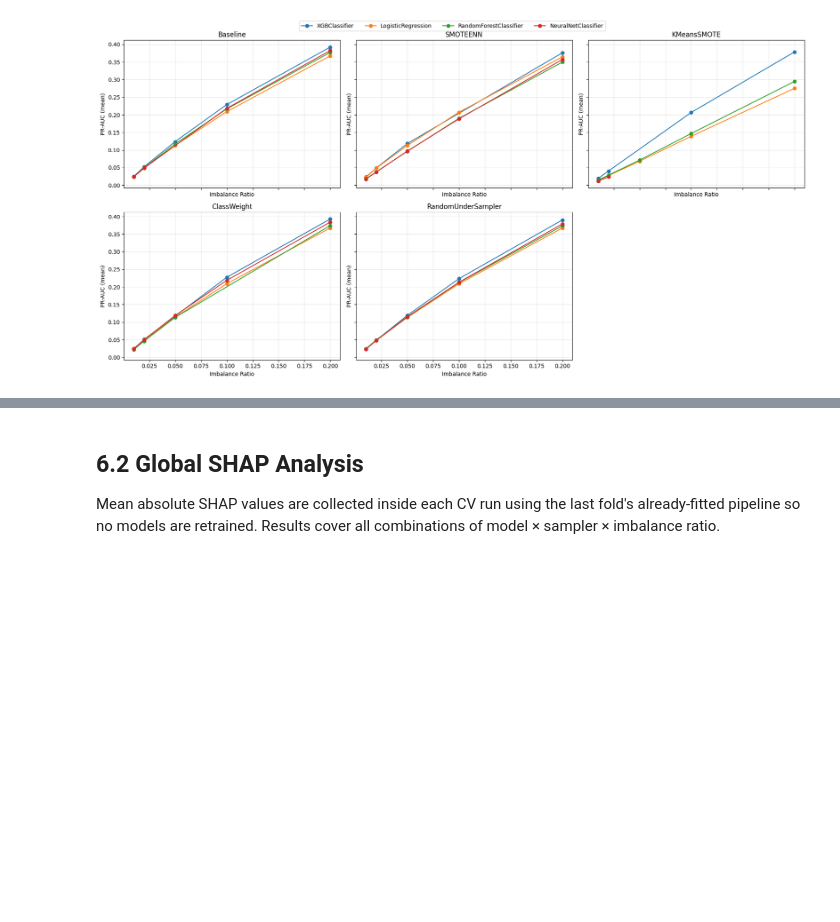
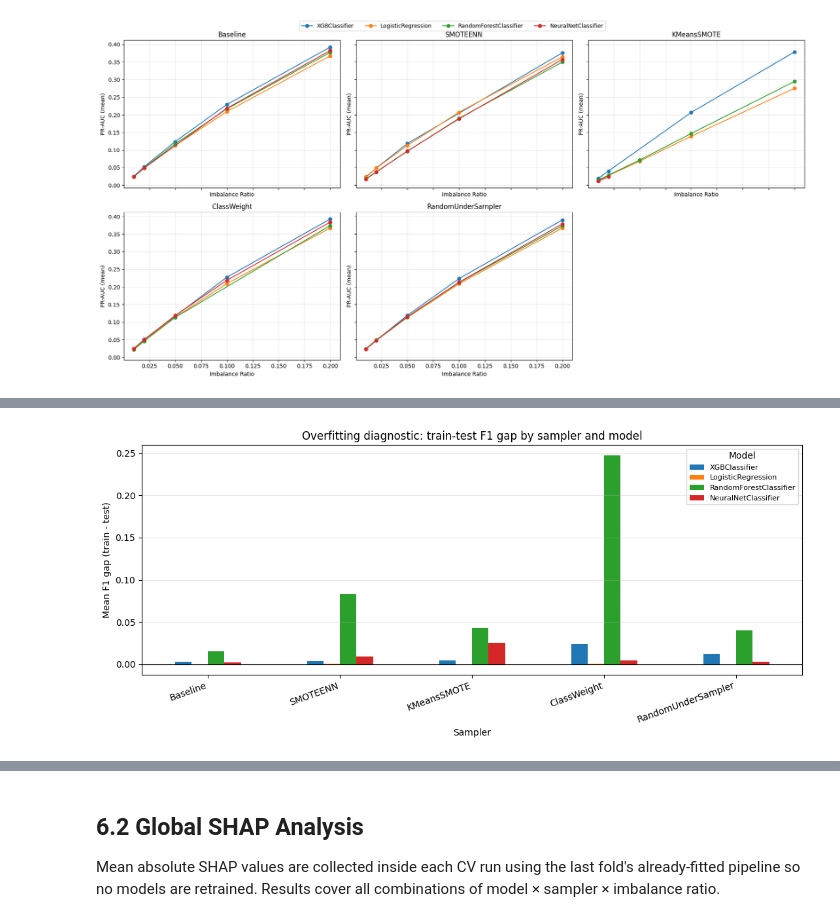
Before and after one commit to TimAngevare/Adversarial-Attacks-on-Class-Imbalanced-Lending-Default-Models, a Jupyter notebook: Notebook_Final_V1.ipynb, the cells around one changed output, grey strips where cells are left out. Saved outputs shown, nothing was run; the diff lists cells and outputs as text; code cells hidden in the pictures; blank space fills up the shorter version.

```diff
--- a/Notebook_Final_V1.ipynb
+++ b/Notebook_Final_V1.ipynb
@@ -1973,0 +1955,21 @@ plt.show()
+# %%
+gap_col  = "F1 gap (train-test)"
+models   = list(model_results["Model"].unique())
+samplers = list(model_results["Sampler"].unique())
+
+piv = (model_results.groupby(["Sampler", "Model"])[gap_col].mean()
+       .unstack("Model").reindex(index=samplers, columns=models))
+
+fig, ax = plt.subplots(figsize=(11, 5))
+piv.plot(kind="bar", ax=ax)
+ax.axhline(0, color="k", lw=0.8)
+ax.set_ylabel("Mean F1 gap (train - test)")
+ax.set_xlabel("Sampler")
+ax.set_title("Overfitting diagnostic: train-test F1 gap by sampler and model")
+ax.grid(True, axis="y", alpha=0.3)
+ax.legend(title="Model", fontsize=8)
+plt.setp(ax.get_xticklabels(), rotation=20, ha="right")
+fig.tight_layout()
+plt.show()
+# %% [output]
+[figure, added]
```
Also changed, not shown: parts of 36 cells of this notebook, 19 other files.
